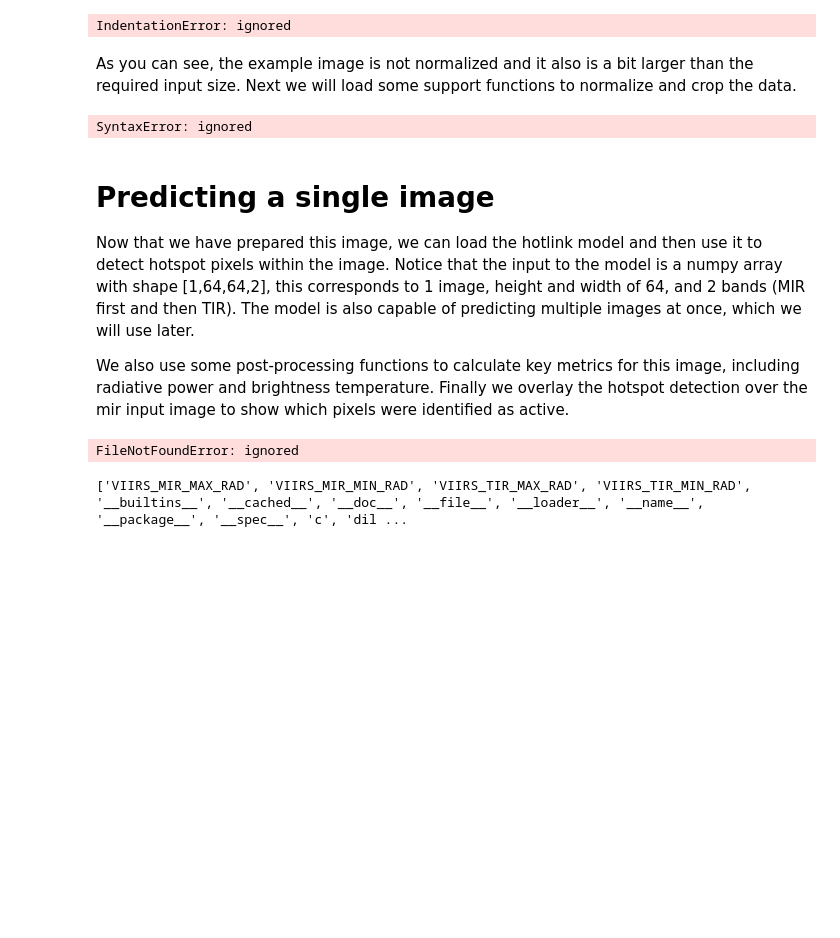
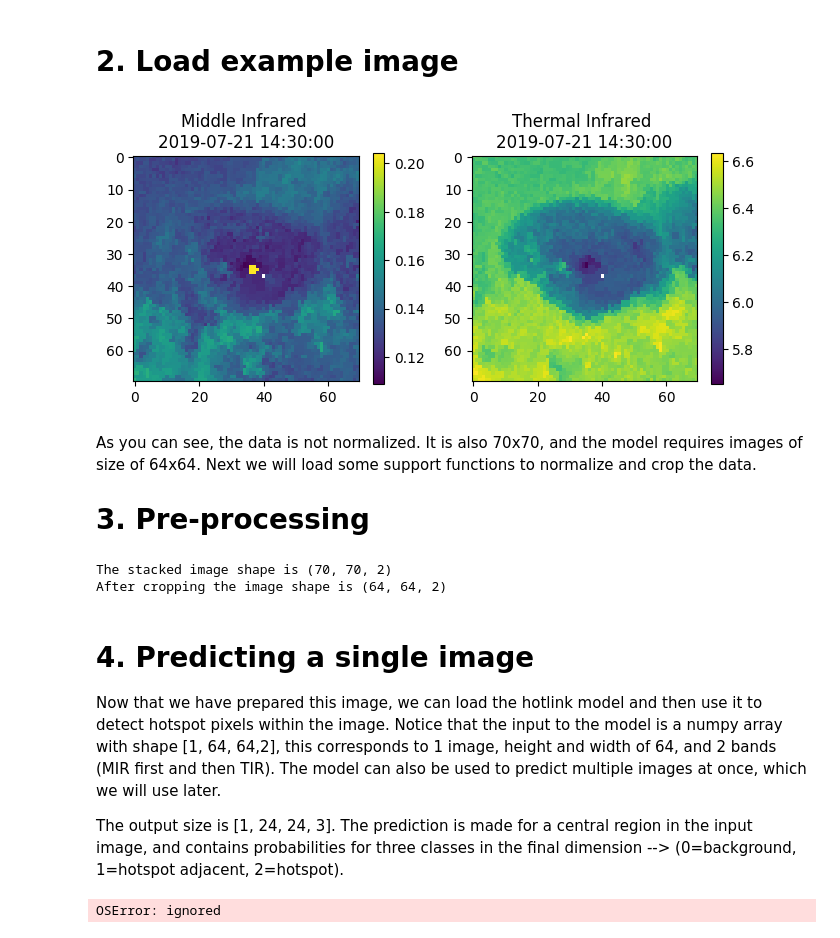
Before and after one commit to csaundersshultz/HotLINK, a Jupyter notebook: HotLINK_tutorial.ipynb, the cells around one changed output. Cells and saved outputs as stored; diff of their text form; code cells hidden in the pictures; blank space fills up the shorter version.

Commit message:
hotlink tutorial, click 'open in google colab' to test

```diff
--- a/HotLINK_tutorial.ipynb
+++ b/HotLINK_tutorial.ipynb
@@ -21,41 +24,45 @@ This tutorial is designed to demonstrate the usage of the Hotspot Learning and I
+# %% [markdown]
+# 2. Load example image
 # %%
 #visualize an image from the example dataset
 from hotlink import load_example_data
 import matplotlib.pyplot as plt
 import numpy as np
 
-mir, tir, d8 = load_example_data(160)
+mir, tir, d8 = load_example_data(170) #load image 160/256
 
-fig,axs = plt.subplots(ncols=2)
+fig,axs = plt.subplots(figsize=(8,4), ncols=2)
 im0 = axs[0].imshow(mir)
-plt.colorbar(im0, ax=axs[0], shrink=0.5)
+plt.colorbar(im0, ax=axs[0], shrink=0.75)
 t = axs[0].set_title(f"Middle Infrared \n{d8}")
 im1 = axs[1].imshow(tir)
-plt.colorbar(im1, ax=axs[1], shrink=0.5)
+plt.colorbar(im1, ax=axs[1], shrink=0.75)
 t = axs[1].set_title(f"Thermal Infrared \n{d8}")
 # %% [output]
-IndentationError: ignored
+[figure, added]
 # %% [markdown]
-As you can see, the example image is not normalized and it also is a bit larger than the required input size. Next we will load some support functions to normalize and crop the data.
+As you can see, the data is not normalized. It is also 70x70, and the model requires images of size of 64x64. Next we will load some support functions to normalize and crop the data.
+# 3. Pre-processing
 # %%
 from hotlink.support_functions import crop_center, normalize_MIR, normalize_TIR
 
-n_mir = normalize_MIR(mir)
+n_mir = normalize_MIR(mir) #note, normalize also fills in missing pixels
 n_tir = normalize_TIR(tir)
 stacked = np.dstack([n_mir, n_tir])
-print(stacked.shape)
+print(f"The stacked image shape is {stacked.shape}")
 cropped = crop_center(stacked)
-print(cropped.shape)
+print(f"After cropping the image shape is {cropped.shape}")
 # %% [output]
-SyntaxError: ignored
+The stacked image shape is (70, 70, 2)
+After cropping the image shape is (64, 64, 2)
 # %% [markdown]
-# Predicting a single image
-Now that we have prepared this image, we can load the hotlink model and then use it to detect hotspot pixels within the image. Notice that the input to the model is a numpy array with shape [1,64,64,2], this corresponds to 1 image, height and width of 64, and 2 bands (MIR first and then TIR). The model is also capable of predicting multiple images at once, which we will use later.
+# 4. Predicting a single image
+Now that we have prepared this image, we can load the hotlink model and then use it to detect hotspot pixels within the image. Notice that the input to the model is a numpy array with shape [1, 64, 64,2], this corresponds to 1 image, height and width of 64, and 2 bands (MIR first and then TIR). The model can also be used to predict multiple images at once, which we will use later.
 
-We also use some post-processing functions to calculate key metrics for this image, including radiative power and brightness temperature. Finally we overlay the hotspot detection over the mir input image to show which pixels were identified as active.
+The output size is [1, 24, 24, 3]. The prediction is made for a central region in the input image, and contains probabilities for three classes in the final dimension --> (0=background, 1=hotspot adjacent, 2=hotspot).
 # %%
 from hotlink import load_hotlink_model
-from hotlink.support_functions import radiative_power, brightness_temperature, plot_detection
+from hotlink.support_functions import radiative_power, brightness_temperature#, plot_detection
 from skimage.filters import apply_hysteresis_threshold
 
 model = load_hotlink_model() #load the model
@@ -73,22 +80,18 @@ prob_active = prediction[0,:,:,2] #map with probabilities of active class
 max_prob_active = np.max(prob_active) #highest probability per image, equated to probability that the image contains a hotspot
 active_map = apply_hysteresis_threshold(prob_active, low=0.4, high=0.5).astype('int') #hysteresis thresholding active mask
 
-# generate results:
-mir_analysis = crop_center(mir, size=24) #crop to output size, for analysis
-rp = radiative_power(mir_analysis, active_map, cellsize=371, rp_constant=17.34)
+#now visualize some of the layers:
+fig, axs = plt.subplots(ncols=3, figsize=(12,4))
+im0 = axs[0].imshow(prob_active)
+plt.colorbar(im0, ax=axs[0])
+axs[0].set_title("Hotspot probabilities")
 
-#get just hotspot pixels
-hotspot = mir_analysis[ np.where(active_map==1) ]
-hotspot_bt = brightness_temperature(hotspot, wl=3.74e-6)
-#we can also get brightness temperature of the background area in this way etc.
+im1 = axs[1].imshow(pred)
+plt.colorbar(im1, ax=axs[1])
+axs[1].set_title("Predicted class for each pixel")
 
-#finally, plot the detection with some information about it:
-plot_detection(mir_analysis, active_map, )
+im2 = axs[2].imshow(active_map)
+plt.colorbar(im2, ax=axs[2])
+axs[2].set_title("Hotspot pixels, Hysteresis Thresholded")
 # %% [output]
-FileNotFoundError: ignored
+OSError: ignored
-# %%
-from hotlink import load_example_data, hotlink_preprocessing, hotlink_post_processing, load_hotlink
-
-MIR, TIR = load_example_data(1)
-# %% [output]
-['VIIRS_MIR_MAX_RAD', 'VIIRS_MIR_MIN_RAD', 'VIIRS_TIR_MAX_RAD', 'VIIRS_TIR_MIN_RAD', '__builtins__', '__cached__', '__doc__', '__file__', '__loader__', '__name__', '__package__', '__spec__', 'c', 'dil ...
```
Also changed, not shown: parts of 10 cells of this notebook.
